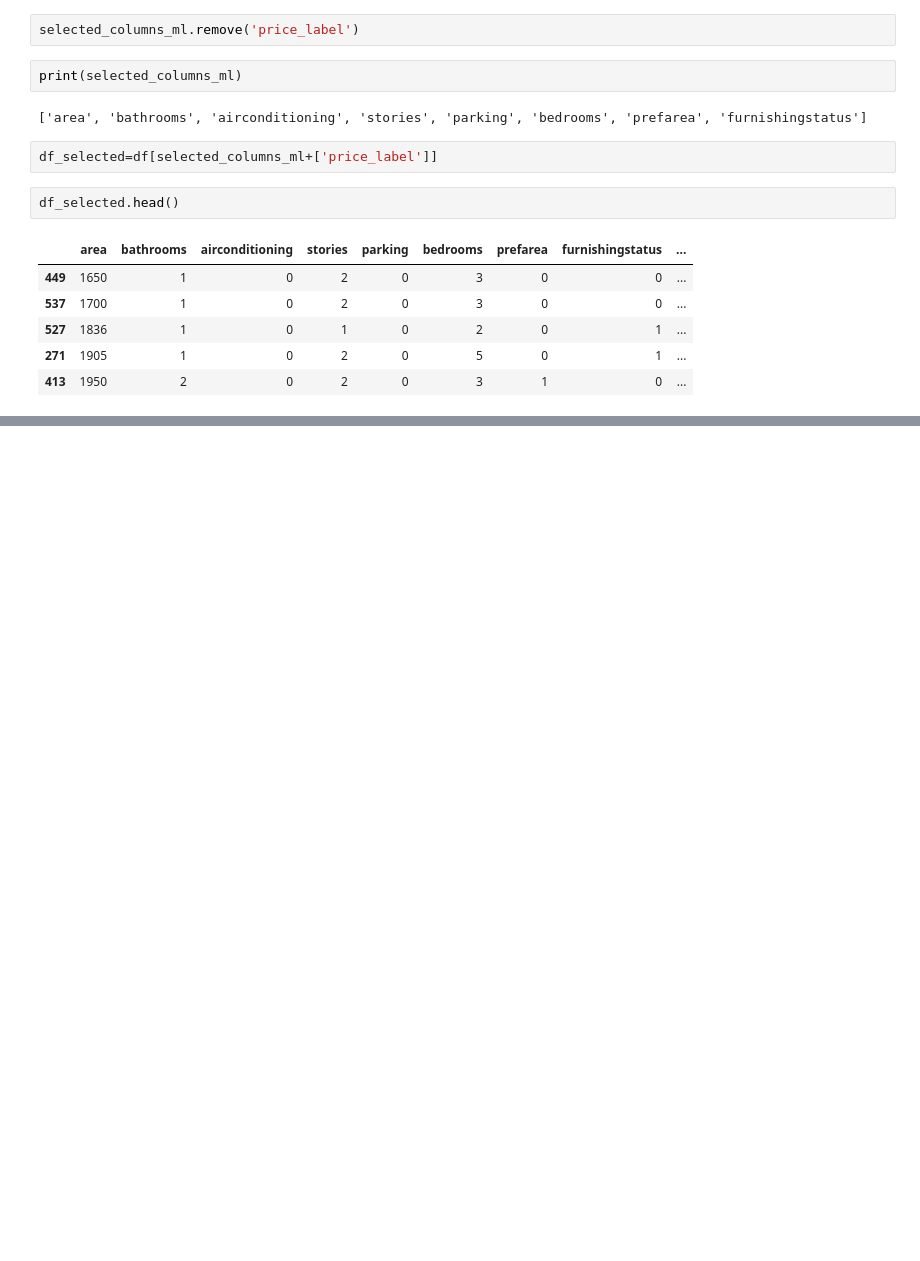
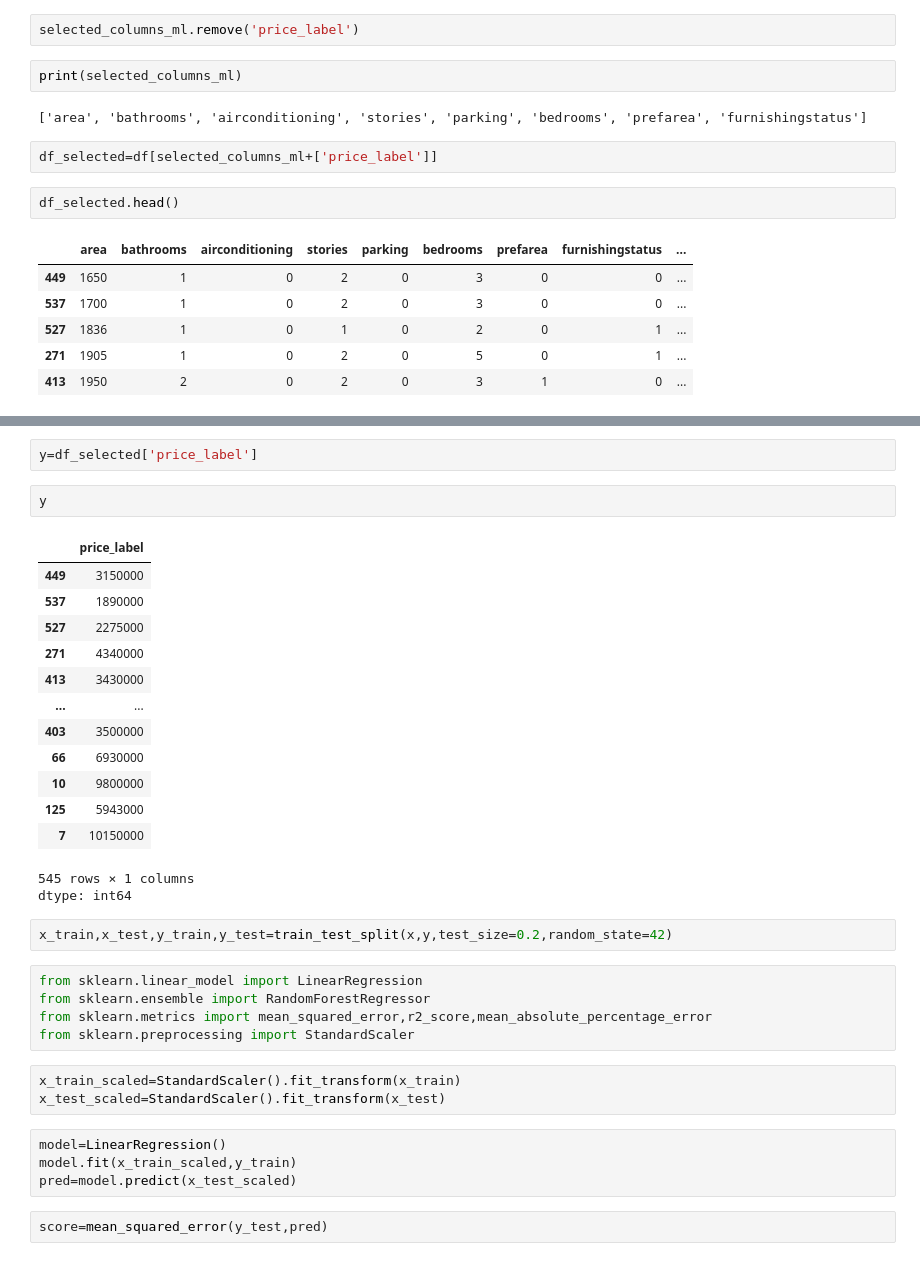
Before and after one commit to baseerx/House_Pricing, a Jupyter notebook: House_Prices.ipynb, the cells around one changed output, grey strips where cells are left out. Cells and saved outputs as stored; diff of their text form; blank space fills up the shorter version.

Commit message:
ML regression models are implemented

```diff
--- a/House_Prices.ipynb
+++ b/House_Prices.ipynb
@@ -255,0 +274,35 @@ df_selected.head()
+# %%
+y=df_selected['price_label']
+# %%
+y
+# %% [output]
+|  | price_label |
+| 449 | 3150000 |
+| 537 | 1890000 |
+| 527 | 2275000 |
+| 271 | 4340000 |
+| 413 | 3430000 |
+| ... | ... |
+| 403 | 3500000 |
+| 66 | 6930000 |
+| 10 | 9800000 |
+| 125 | 5943000 |
+| 7 | 10150000 |
+545 rows × 1 columns
+dtype: int64
+# %%
+x_train,x_test,y_train,y_test=train_test_split(x,y,test_size=0.2,random_state=42)
+# %%
+from sklearn.linear_model import LinearRegression
+from sklearn.ensemble import RandomForestRegressor
+from sklearn.metrics import mean_squared_error,r2_score,mean_absolute_percentage_error
+from sklearn.preprocessing import StandardScaler
+# %%
+x_train_scaled=StandardScaler().fit_transform(x_train)
+x_test_scaled=StandardScaler().fit_transform(x_test)
+# %%
+model=LinearRegression()
+model.fit(x_train_scaled,y_train)
+pred=model.predict(x_test_scaled)
+# %%
+score=mean_squared_error(y_test,pred)
```
Also changed, not shown: parts of 15 cells of this notebook.
